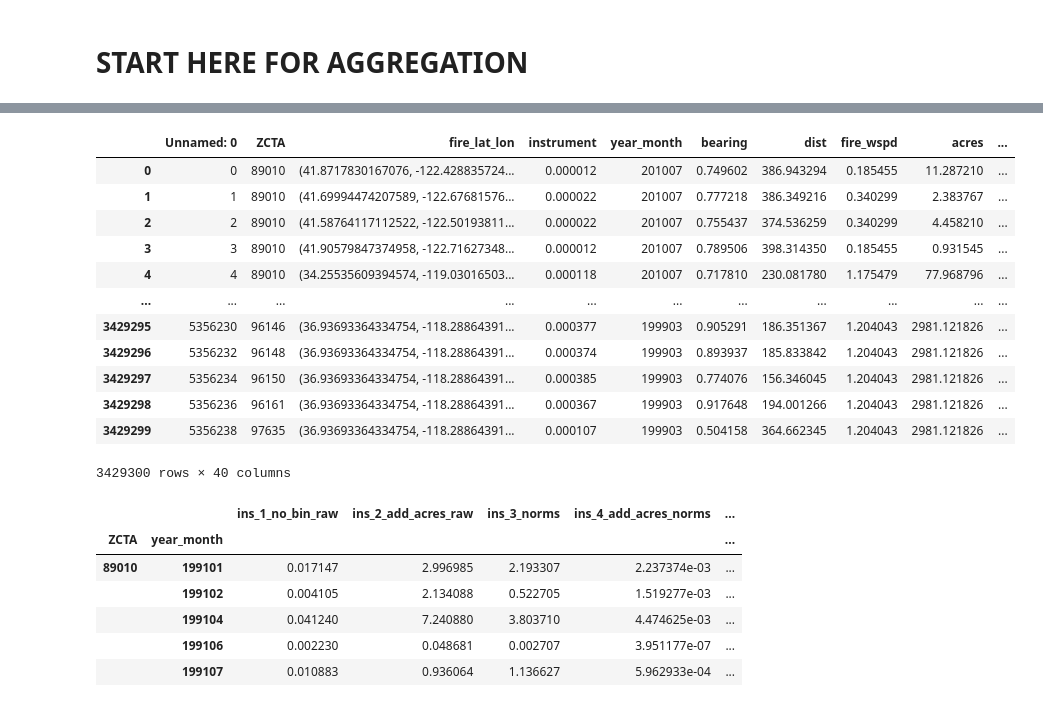
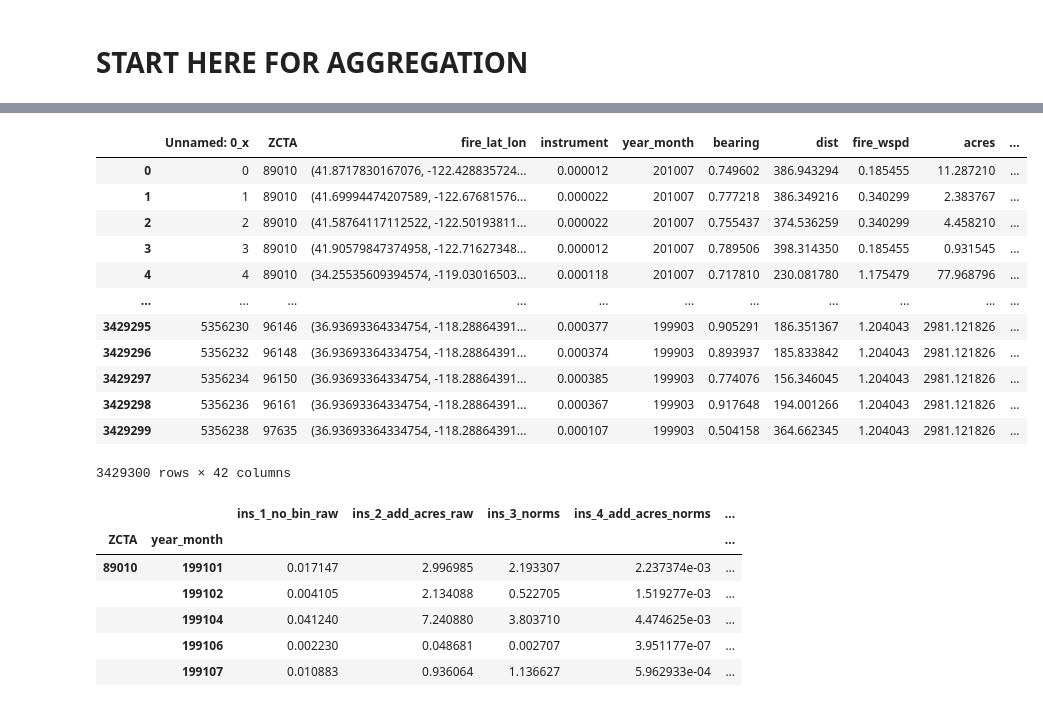
Before and after one commit to jmdatasci/fire_capstone, a Jupyter notebook: notebooks/5.3_jam_aggregation.ipynb, the cells around one changed output, grey strips where cells are left out. Saved outputs shown, nothing was run; the diff lists cells and outputs as text; code cells hidden in the pictures.

```diff
--- a/notebooks/5.3_jam_aggregation.ipynb
+++ b/notebooks/5.3_jam_aggregation.ipynb
@@ -1054,8 +1058,51 @@ instrument_df["ZCTA"] = instrument_df["ZCTA"].astype(str)
+# %%
+#Revision 2
+temp_temp["ins_1_no_bin_raw"] = (
+    temp_temp["bearing"]
+    * temp_temp["fire_wspd"]
+    / temp_temp["dist"]
+)
+temp_temp["ins_2_add_acres_raw"] = (
+    temp_temp["bearing"]
+    * temp_temp["fire_wspd"]
+    * temp_temp["acres"]
+    / temp_temp["dist"]
+)
+temp_temp["ins_3_norms"] = (
+    temp_temp["bearing_norm"]
+    * temp_temp["fire_wspd_norm"]
+    / temp_temp["dist_norm"]
+)
+temp_temp["ins_4_add_acres_norms"] = (
+    temp_temp["bearing_norm"]
+    * temp_temp["fire_wspd_norm"]
+    * temp_temp["acres_norm"]
+    / temp_temp["dist_norm"]
+)
+temp_temp["ins_5_norm_bins_acres"] = (
+    temp_temp["bearing_norm"]
+    * temp_temp["fire_wspd_norm"]
+    * temp_temp["acres_norm"]
+    / temp_temp["dist_norm"]
+)
+temp_temp["ins_6_bins_raw"] = (
+    temp_temp["bearing_bins"]
+    * temp_temp["fire_wspd"]
+    * temp_temp["acres"]
+    / temp_temp["dist"]
+)
+# %%
+temp_temp["year_month"] = temp_temp["year_month"].astype(str)
+temp_temp["ZCTA"] = temp_temp["ZCTA"].astype(str)
+wind_ready["year_month"] = wind_ready["year_month"].astype(str)
+wind_ready["ZCTA"] = wind_ready["ZCTA"].astype(str)
 # %%
-instrument_df = instrument_df.merge(wind_ready, on= ['ZCTA','year_month'],how='left').rename(columns={'wspd':'zip_wspd'})
+instrument_df = temp_temp.merge(wind_ready, on= ['ZCTA','year_month'],how='left').rename(columns={'wspd':'zip_wspd',
+                                                                                                 'zip_pm25_y':
+                                                                                                'zip_pm25'})
 instrument_df
 # %% [output]
-|  | Unnamed: 0 | ZCTA | fire_lat_lon | instrument | year_month | bearing | dist | fire_wspd | acres | ... |
+|  | Unnamed: 0_x | ZCTA | fire_lat_lon | instrument | year_month | bearing | dist | fire_wspd | acres | ... |
 | 0 | 0 | 89010 | (41.8717830167076, -122.428835724... | 0.000012 | 201007 | 0.749602 | 386.943294 | 0.185455 | 11.287210 | ... |
 | 1 | 1 | 89010 | (41.69994474207589, -122.67681576... | 0.000022 | 201007 | 0.777218 | 386.349216 | 0.340299 | 2.383767 | ... |
 | 2 | 2 | 89010 | (41.58764117112522, -122.50193811... | 0.000022 | 201007 | 0.755437 | 374.536259 | 0.340299 | 4.458210 | ... |
@@ -1067,7 +1114,7 @@ instrument_df
 | 3429297 | 5356234 | 96150 | (36.93693364334754, -118.28864391... | 0.000385 | 199903 | 0.774076 | 156.346045 | 1.204043 | 2981.121826 | ... |
 | 3429298 | 5356236 | 96161 | (36.93693364334754, -118.28864391... | 0.000367 | 199903 | 0.917648 | 194.001266 | 1.204043 | 2981.121826 | ... |
 | 3429299 | 5356238 | 97635 | (36.93693364334754, -118.28864391... | 0.000107 | 199903 | 0.504158 | 364.662345 | 1.204043 | 2981.121826 | ... |
-3429300 rows × 40 columns
+3429300 rows × 42 columns
 # %%
 agg_dict = {
     "ins_1_no_bin_raw": "sum",
```
Also changed, not shown: parts of 11 cells of this notebook, 1 other file.
